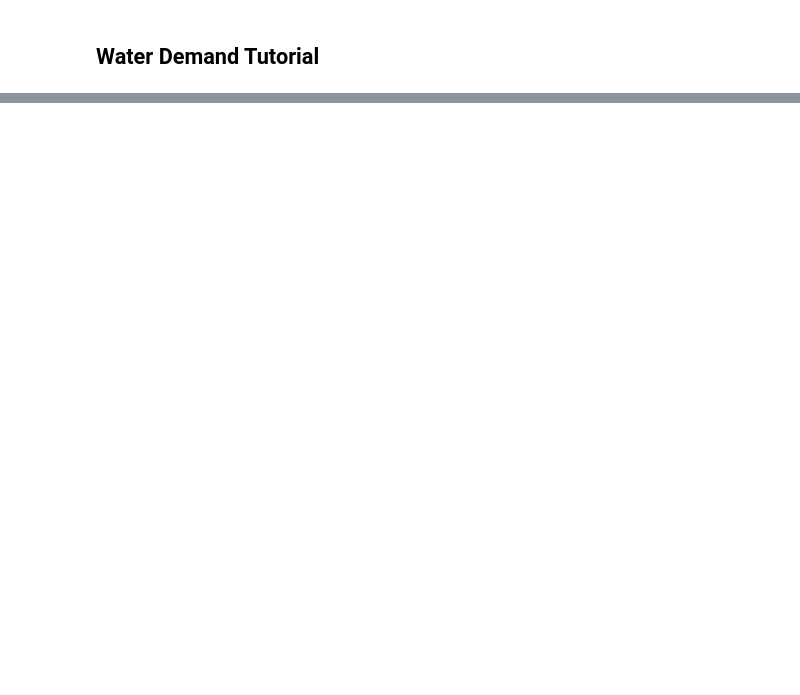
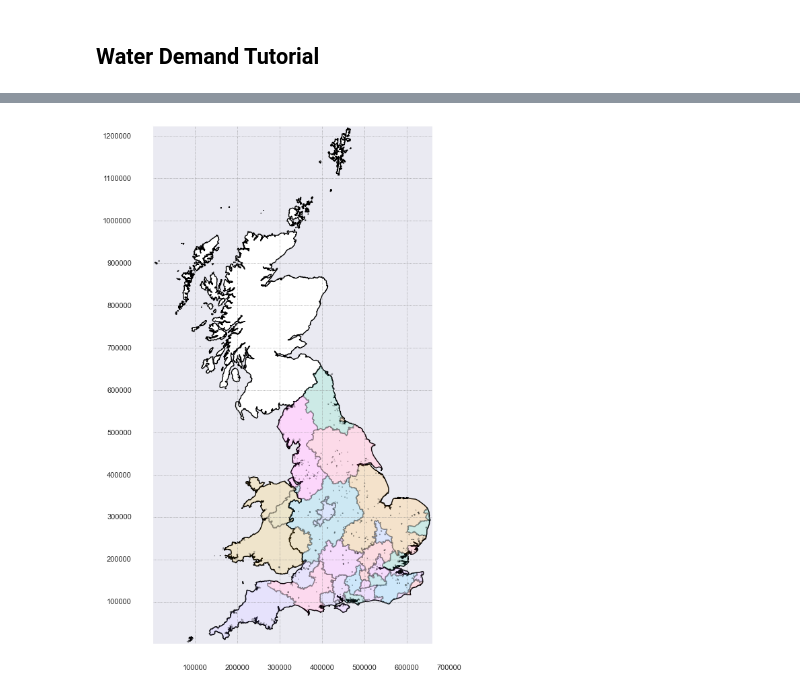
Before and after one commit to CharmsN/waterdemand, a Jupyter notebook: Tutorial_CN.ipynb, the cells around one changed output, grey strips where cells are left out. Cells and saved outputs as stored; diff of their text form; code cells hidden in the pictures; blank space fills up the shorter version.

```diff
--- a/Tutorial_CN.ipynb
+++ b/Tutorial_CN.ipynb
@@ -50,7 +49,7 @@ def scale_bar(ax, location=(0.92, 0.95)):
     ax.text(sbx-24500, sby-4500, '0 km', transform=ax.projection, fontsize=8)
 # %%
 # load the outline of UK for a backdrop
-outline = gpd.read_file(os.path.abspath('data_files/Outline.shp'))
+#outline = gpd.read_file(os.path.abspath('data_files/Outline.shp'))
 # %%
 # Load water company data as wrz, remove unnecessary columns
 wrz = gpd.read_file(os.path.abspath('data_files/WaterSupplyAreas_incNAVs v1_4.shp'))
@@ -71,5 +72,5 @@ ax = plt.axes(projection=myCRS)  # finally, create an axes object in the figure,
 # %%
-# first, we just add the outline of Northern Ireland using cartopy's ShapelyFeature
+# first, we just add the outline using cartopy's ShapelyFeature
 outline_feature = ShapelyFeature(outline['geometry'], myCRS, edgecolor='k', facecolor='w')
-xmin, ymin, xmax, ymax = outline.total_bounds
+# xmin, ymin, xmax, ymax = outline.total_bounds
 ax.add_feature(outline_feature) # add the features we've created to the map.
@@ -107,28 +112,30 @@ for ii, name in enumerate(company_names):
 # %%
 # Add vertical gridlines
 ax.vlines(x=[100000, 200000, 300000, 400000, 500000, 600000, 700000],
           ymin=ax.get_ylim()[0], ymax=ax.get_ylim()[1],
           color='gray', linestyle=':', linewidth=0.5)
 
 # Add horizontal gridlines
 ax.hlines(y=[100000, 200000, 300000, 400000, 500000, 600000, 700000, 800000, 900000, 1000000, 1100000, 1200000],
           xmin=ax.get_xlim()[0], xmax=ax.get_xlim()[1],
           color='gray', linestyle=':', linewidth=0.5)
 
 # Add labels to x-axis
 x_ticks = [100000, 200000, 300000, 400000, 500000, 600000, 700000]
 for x in x_ticks:
     ax.text(x, ax.get_ylim()[0] - 50000, str(x), ha='center', va='top', fontsize=8)
 
 # Add labels to y-axis
 y_ticks = [100000, 200000, 300000, 400000, 500000, 600000, 700000, 800000, 900000, 1000000, 1100000, 1200000]
 for y in y_ticks:
     ax.text(ax.get_xlim()[0] - 50000, y, str(y), ha='right', va='center', fontsize=8)
 
 ax.set_xlabel('X Axis Label')
 ax.set_ylabel('Y Axis Label')
 
-#myFig # to show the updated figure
+myFig # to show the updated figure
+# %% [output]
+[figure, added]
 # %%
 print(wrz.crs == outline.crs) # test if the crs is the same
 # %%
```
Also changed, not shown: parts of 10 cells of this notebook.
